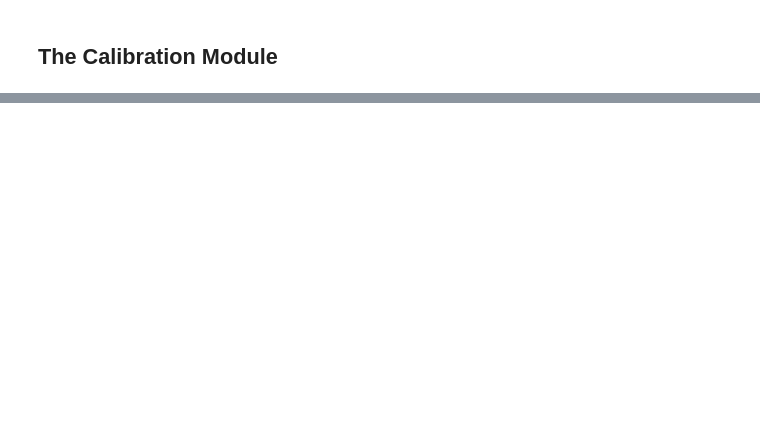
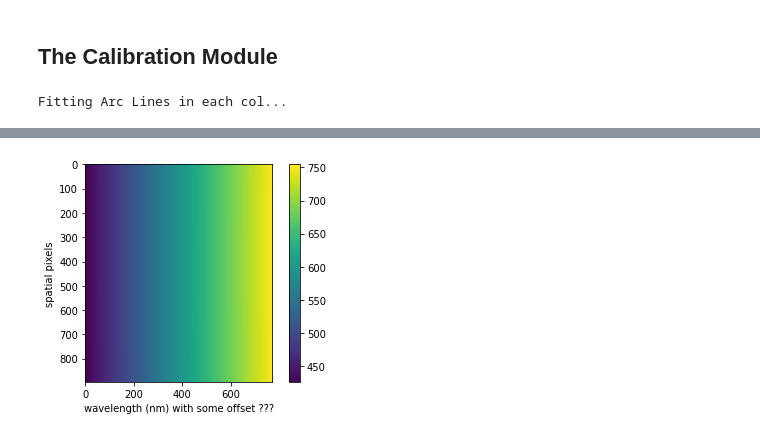
Before and after one commit to YiweiMao/openhsi, a Jupyter notebook: 00_calibrate.ipynb, the cells around one changed output, grey strips where cells are left out. Saved outputs shown, nothing was run; the diff lists cells and outputs as text; code cells hidden in the pictures; blank space fills up the shorter version.

```diff
--- a/00_calibrate.ipynb
+++ b/00_calibrate.ipynb
@@ -94,13 +130,4 @@ File has entries: ['#refs#', 'Species', 'wavelength']
 # %%
-
-
-import numpy as np
-import matplotlib.pyplot as plt
-from scipy.signal import find_peaks, savgol_filter
-from scipy.optimize import curve_fit
-from scipy import interpolate
-from fastprogress.fastprogress import master_bar, progress_bar
-from tqdm import tqdm
 
 
 def NGaussFunc(x, *params):  # x0 pk width
@@ -112,28 +139,6 @@ def NGaussFunc(x, *params):  # x0 pk width
         y = y + amp * np.exp(-((x - ctr) / wid) ** 2)
     return y + params[-1]
 
-
-def linerise_wavelength(rawimagedata, wavecalfile="cal_files/wavesoln.npz"):
-    npzfile = np.load(wavecalfile)
-    wavecal = npzfile["wavecal"]
-    newwave = npzfile["newwave"]
-
-    # # min and max wave in all cols.
-    # minwave = wavecal.min(axis=1).max()
-    # maxwave = wavecal.max(axis=1).min()
-    # minwavedelta = np.diff(wavecal, axis=1).min()
-
-    # newwave = np.arange(minwave, maxwave, minwavedelta)
-
-    interpimg = np.zeros((wavecal.shape[0], newwave.shape[0]))
-
-    for col in range(0, wavecal.shape[0]):
-        f = interpolate.interp1d(wavecal[col, :], rawimagedata[col, :])
-        interpimg[col, :] = f(newwave)
-
-    return interpimg
-
-
 def fit_arc_lines(arcimg, spatial_col_skip=1, wavecalfile=""):
     arcimg = arcimg * 1.0 / np.max(arcimg, axis=1)[:, None]
     spatialaxis = np.arange(0, arcimg.shape[0])
@@ -144,6 +149,7 @@ def fit_arc_lines(arcimg, spatial_col_skip=1, wavecalfile=""):
     spec = arcimg[0, :]
     peaks, properties = find_peaks(spec, height=0.01, width=1.5, prominence=0.01)
 
+
     y0 = np.zeros((peaks.size * 3))
     y0[0::3] = peaks
     y0[1::3] = properties["peak_heights"]
@@ -153,7 +159,7 @@ def fit_arc_lines(arcimg, spatial_col_skip=1, wavecalfile=""):
     arcgausfits[0, :], pcov = curve_fit(NGaussFunc, waveaxis, spec, p0=y0)
     i = 0
     print("Fitting Arc Lines in each col...")
-    for col in tqdm(range(1, arcimg.shape[0], spatial_col_skip)):
+    for col in progress_bar(range(1, arcimg.shape[0], spatial_col_skip)):
         i += 1
         spec = arcimg[col, :]
         y0 = arcgausfits[i - 1, :]
@@ -164,26 +170,11 @@ def fit_arc_lines(arcimg, spatial_col_skip=1, wavecalfile=""):
     width = arcgausfits[:, range(2, arcgausfits.shape[1] - 1, 3)]
 
     smoothed_pos = np.zeros_like(pos)
-
-    for row in tqdm(range(0, pos.shape[1])):
+    for row in progress_bar(range(0, pos.shape[1])):
         smoothed_pos[:, row] = savgol_filter(pos[:, row], 21, 3)
 
-    spectral_lines = (
-        np.asarray(
-            [
-                4358.328,
-                5460.735,
-                5769.598,
-                5790.663,
-                6965.4307,
-                7067.2175,
-                7272.9359,
-                7383.9805,
-                7503.8691,
-            ]
-        )
-        / 10
-    )
+    spectral_lines = np.asarray([4358.328, 5460.735, 5769.598, 5790.663, 6965.4307,
+                                7067.2175, 7272.9359, 7383.9805, 7503.8691]) / 10
 
     wavecal = np.zeros((smoothed_pos.shape[0], waveaxis.shape[0]))
     p = []
@@ -191,6 +182,13 @@ def fit_arc_lines(arcimg, spatial_col_skip=1, wavecalfile=""):
         z = np.polyfit(smoothed_pos[i, :], spectral_lines, 4)
         p.append(np.poly1d(z))
         wavecal[i, :] = p[-1](waveaxis)
+
+    if True:
+        plt.imshow(wavecal)
+        plt.xlabel('wavelength (nm) with some offset ???')
+        plt.ylabel('spatial pixels')
+        plt.colorbar()
+        plt.show()
 
     minwave = wavecal.min(axis=1).max()
     maxwave = wavecal.max(axis=1).min()
@@ -217,13 +215,9 @@ def fit_arc_lines(arcimg, spatial_col_skip=1, wavecalfile=""):
 
     return result
 
-"""
-if __name__ == "__main__":
-    hdulist = fitsio.open("cal_files/arc.fits")
-    arcimg = np.rot90(hdulist[0].data, -1)
-    result = fit_arc_lines(arcimg)
-    for key, value in result.items():
-        print(key, " : ...")
-    for key, value in result.items():
-        print(key, " : ...")
-"""
+with h5py.File("cal_files/arc.hdf5", "r") as f:
+    arcimg = np.array(f['arc_img'])
+
+    result_orig = fit_arc_lines(arcimg)
+# %% [output]
+Fitting Arc Lines in each col...
@@ -229,0 +226 @@ if __name__ == "__main__":
+[figure, added]
```
Also changed, not shown: parts of 19 cells of this notebook, 18 other files.
